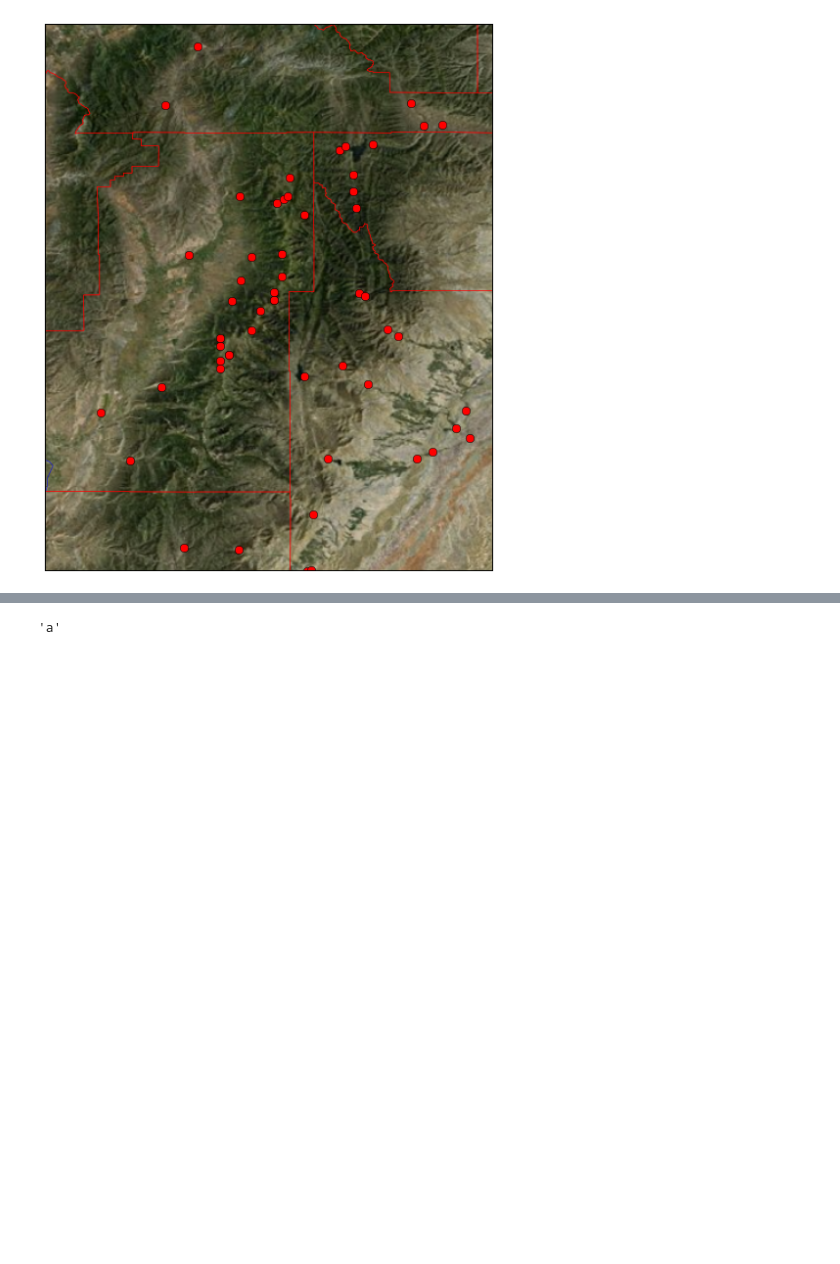
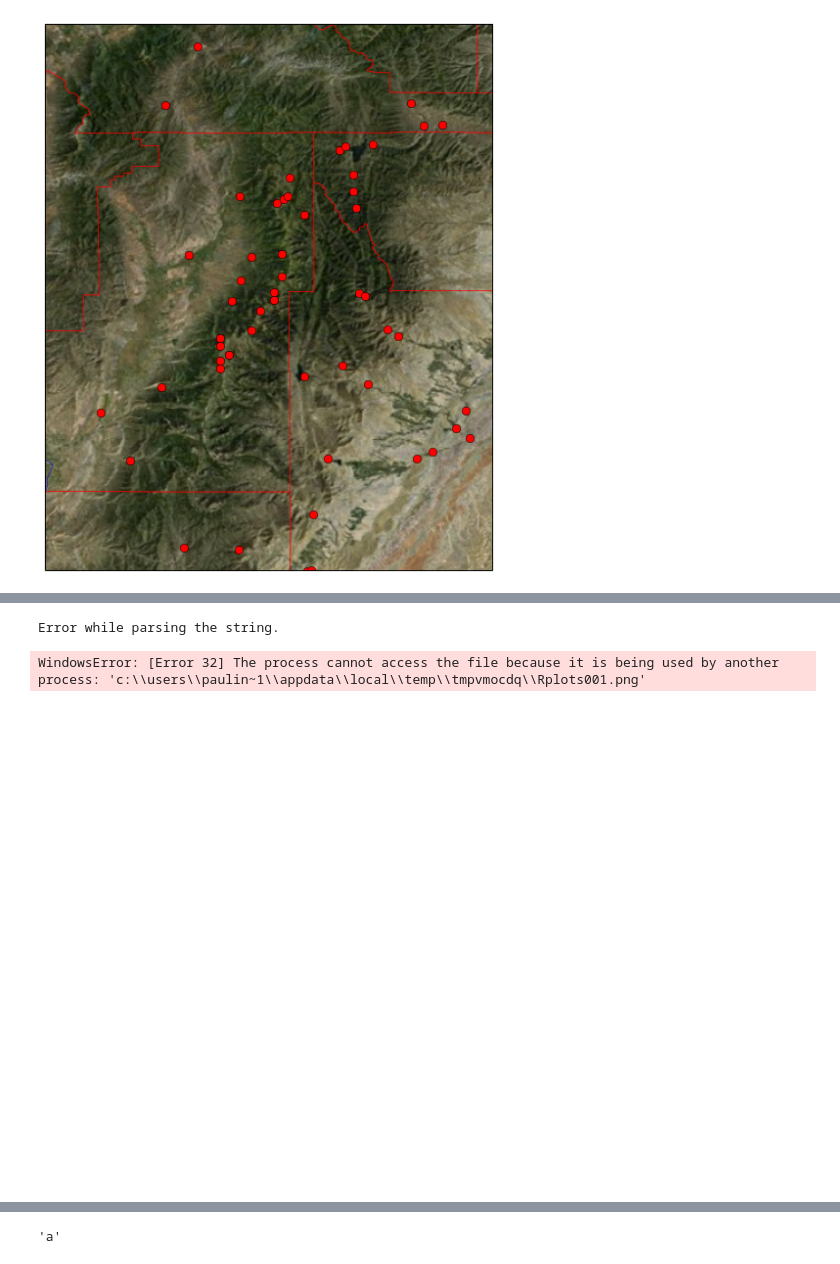
Before and after one commit to inkenbrandt/IPython, a Jupyter notebook: USGS_Surface_Flow.ipynb, the cells around one changed output, grey strips where cells are left out. Drawn from its saved outputs; the diff is of its cells as text; code cells hidden in the pictures; blank space fills up the shorter version.

```diff
--- a/USGS_Surface_Flow.ipynb
+++ b/USGS_Surface_Flow.ipynb
@@ -266,0 +661,13 @@ m.plot(x,y,'ro', markersize=8)
+# %%
+%%R -i USD print(summary(USD))
+fdc()
+#s <- capture.output(head(USD$X10206000))
+# %% [output]
+Error while parsing the string.
+WindowsError: [Error 32] The process cannot access the file because it is being used by another process: 'c:\\users\\paulin~1\\appdata\\local\\temp\\tmpvmocdq\\Rplots001.png'
+# %%
+a =%R s
+for line in a[2:-1]:
+         print(line )
+# %% [output]
+[figure, added]
```
Also changed, not shown: parts of 49 cells of this notebook.
